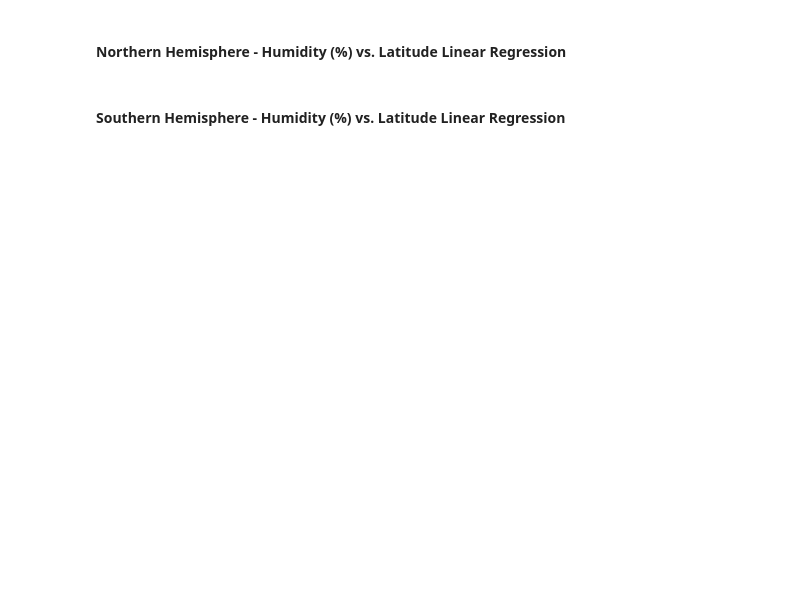
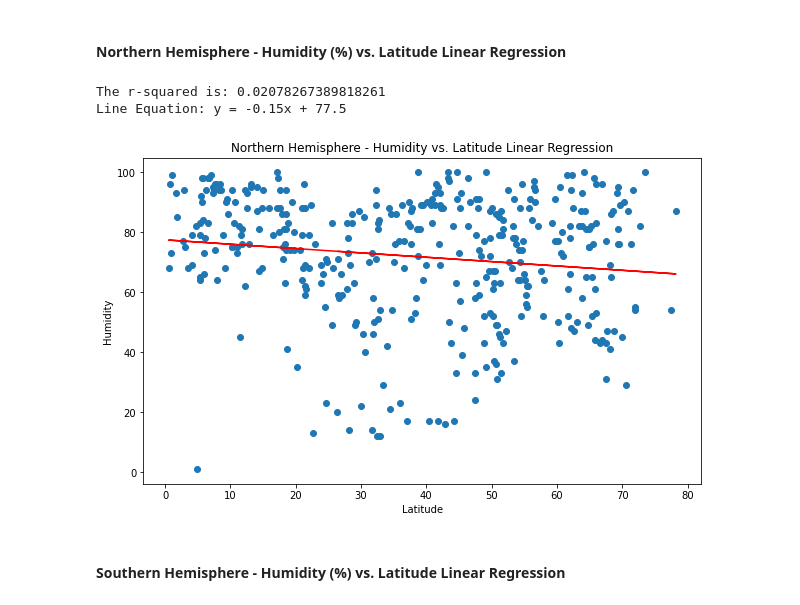
Before and after one commit to kramana193/python-api-challenge, a Jupyter notebook: Intro_files/starter_code/WeatherPy.ipynb, the cells around one changed output. Saved outputs shown, nothing was run; the diff lists cells and outputs as text; code cells hidden in the pictures; blank space fills up the shorter version.

```diff
--- a/Intro_files/starter_code/WeatherPy.ipynb
+++ b/Intro_files/starter_code/WeatherPy.ipynb
@@ -466,4 +509,36 @@ plt.show()
 # %% [markdown]
 ####  Northern Hemisphere - Humidity (%) vs. Latitude Linear Regression
+# %%
+y_axis = Nth_hemp['Humidity']
+latitude = Nth_hemp['Lat']
+correlation = st.pearsonr(latitude, y_axis)
+x_label = f"Latitude"
+y_label = f"Humidity"
+plot_title = "Northern Hemisphere - Humidity vs. Latitude Linear Regression"
+(slope, intercept, rvalue, pvalue, stderr) = linregress(latitude, y_axis)
+regress_values = (latitude * slope) + intercept
+line_eq = "y = " + str(round(slope,2)) + "x + " + str(round(intercept,2))
+plt.figure(figsize=(10, 6))
+plt.scatter(latitude, y_axis)
+plt.plot(latitude, regress_values, "r-")
+# plt.annotate(line_eq,(45, 300),fontsize=12,color="red")
+plt.xlabel(x_label)
+plt.ylabel(y_label)
+plt.title(plot_title)
+print(f"The r-squared is: {rvalue**2}")
+print(f"Line Equation: {line_eq}")
+
+# Removing invalid characters from title to allow title to used as filename
+filename = plot_title.replace('.', '')
+
+for invalid_charater in invalid_characters:
+    filename = filename.replace(invalid_charater, '_')
+
+plt.savefig("Images/" + filename + ".png", facecolor="white")
+plt.show()
+# %% [output]
+The r-squared is: 0.02078267389818261
+Line Equation: y = -0.15x + 77.5
+[figure, added]
 # %% [markdown]
 ####  Southern Hemisphere - Humidity (%) vs. Latitude Linear Regression
```
Also changed, not shown: parts of 12 cells of this notebook, 12 other files.
